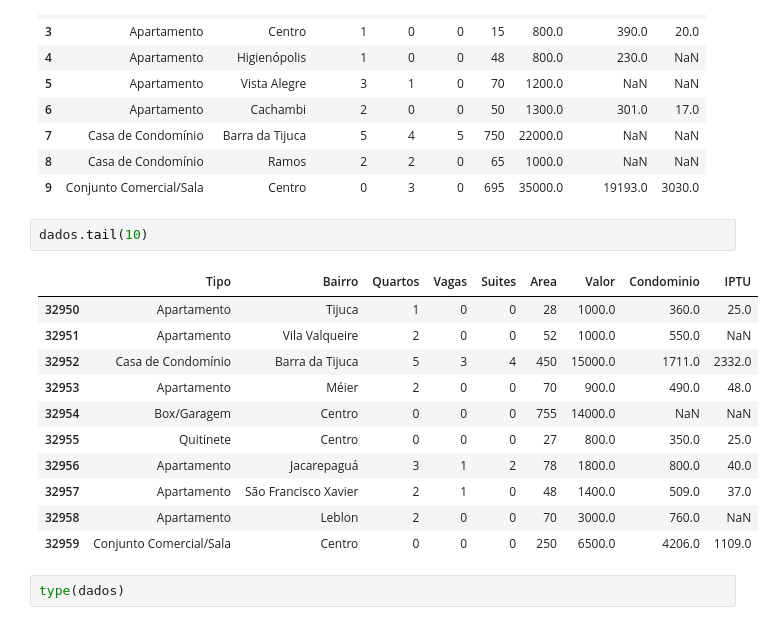
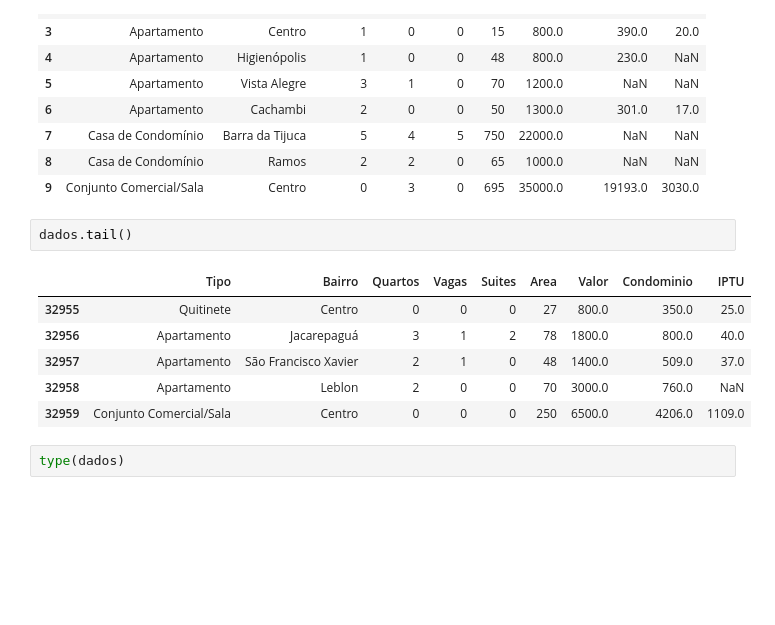
Before and after one commit to izotan/Cursos, a Jupyter notebook: pandas-conhecendo-biblioteca/projeto_imobiliaria.ipynb, the cells around one changed output. Saved outputs shown, nothing was run; the diff lists cells and outputs as text; blank space fills up the shorter version.

```diff
--- a/pandas-conhecendo-biblioteca/projeto_imobiliaria.ipynb
+++ b/pandas-conhecendo-biblioteca/projeto_imobiliaria.ipynb
@@ -38,14 +69,9 @@ dados.head(10)
 | 8 | Casa de Condomínio | Ramos | 2 | 2 | 0 | 65 | 1000.0 | NaN | NaN |
 | 9 | Conjunto Comercial/Sala | Centro | 0 | 3 | 0 | 695 | 35000.0 | 19193.0 | 3030.0 |
 # %%
-dados.tail(10)
+dados.tail()
 # %% [output]
 |  | Tipo | Bairro | Quartos | Vagas | Suites | Area | Valor | Condominio | IPTU |
-| 32950 | Apartamento | Tijuca | 1 | 0 | 0 | 28 | 1000.0 | 360.0 | 25.0 |
-| 32951 | Apartamento | Vila Valqueire | 2 | 0 | 0 | 52 | 1000.0 | 550.0 | NaN |
-| 32952 | Casa de Condomínio | Barra da Tijuca | 5 | 3 | 4 | 450 | 15000.0 | 1711.0 | 2332.0 |
-| 32953 | Apartamento | Méier | 2 | 0 | 0 | 70 | 900.0 | 490.0 | 48.0 |
-| 32954 | Box/Garagem | Centro | 0 | 0 | 0 | 755 | 14000.0 | NaN | NaN |
 | 32955 | Quitinete | Centro | 0 | 0 | 0 | 27 | 800.0 | 350.0 | 25.0 |
 | 32956 | Apartamento | Jacarepaguá | 3 | 1 | 2 | 78 | 1800.0 | 800.0 | 40.0 |
 | 32957 | Apartamento | São Francisco Xavier | 2 | 1 | 0 | 48 | 1400.0 | 509.0 | 37.0 |
```
Also changed, not shown: parts of 47 cells of this notebook.
